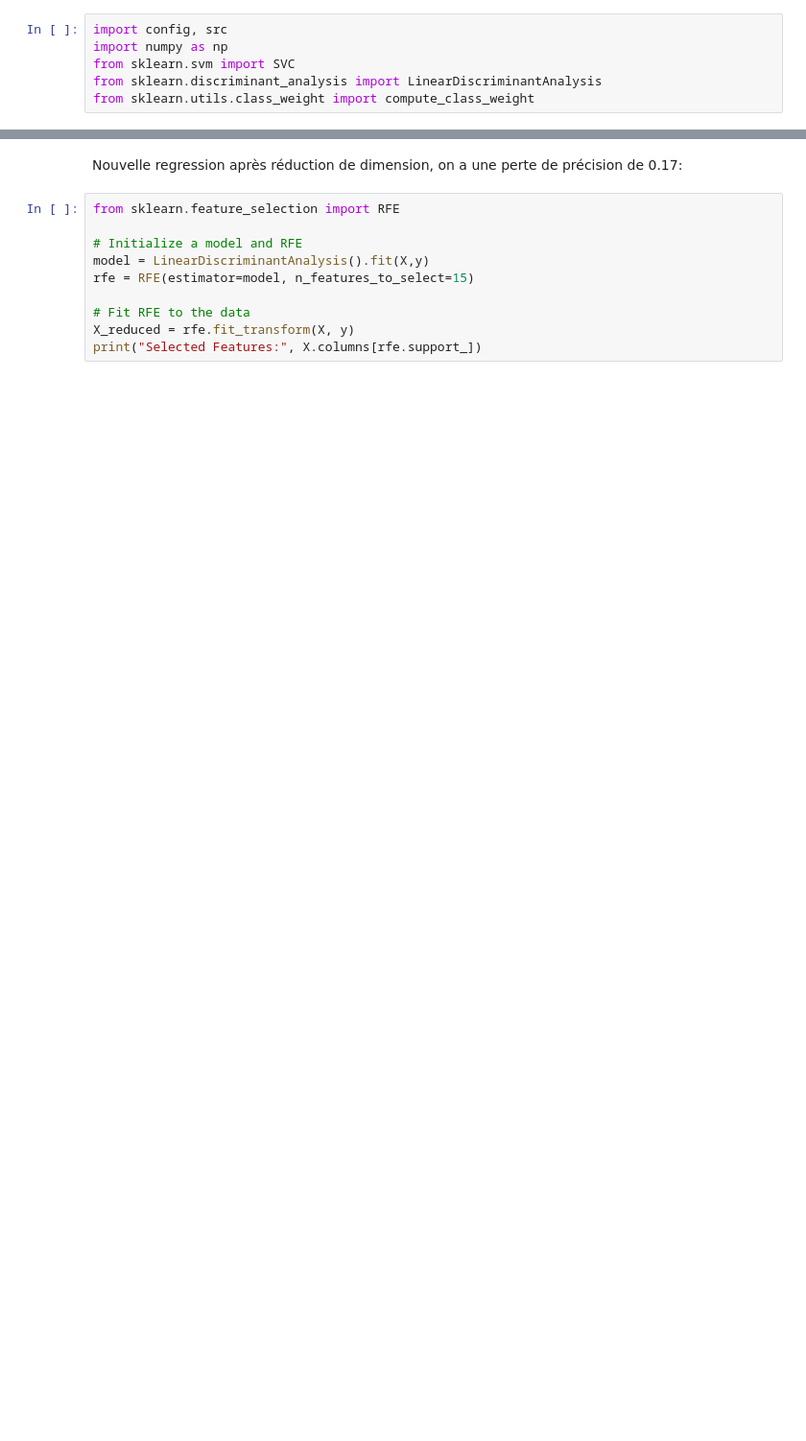
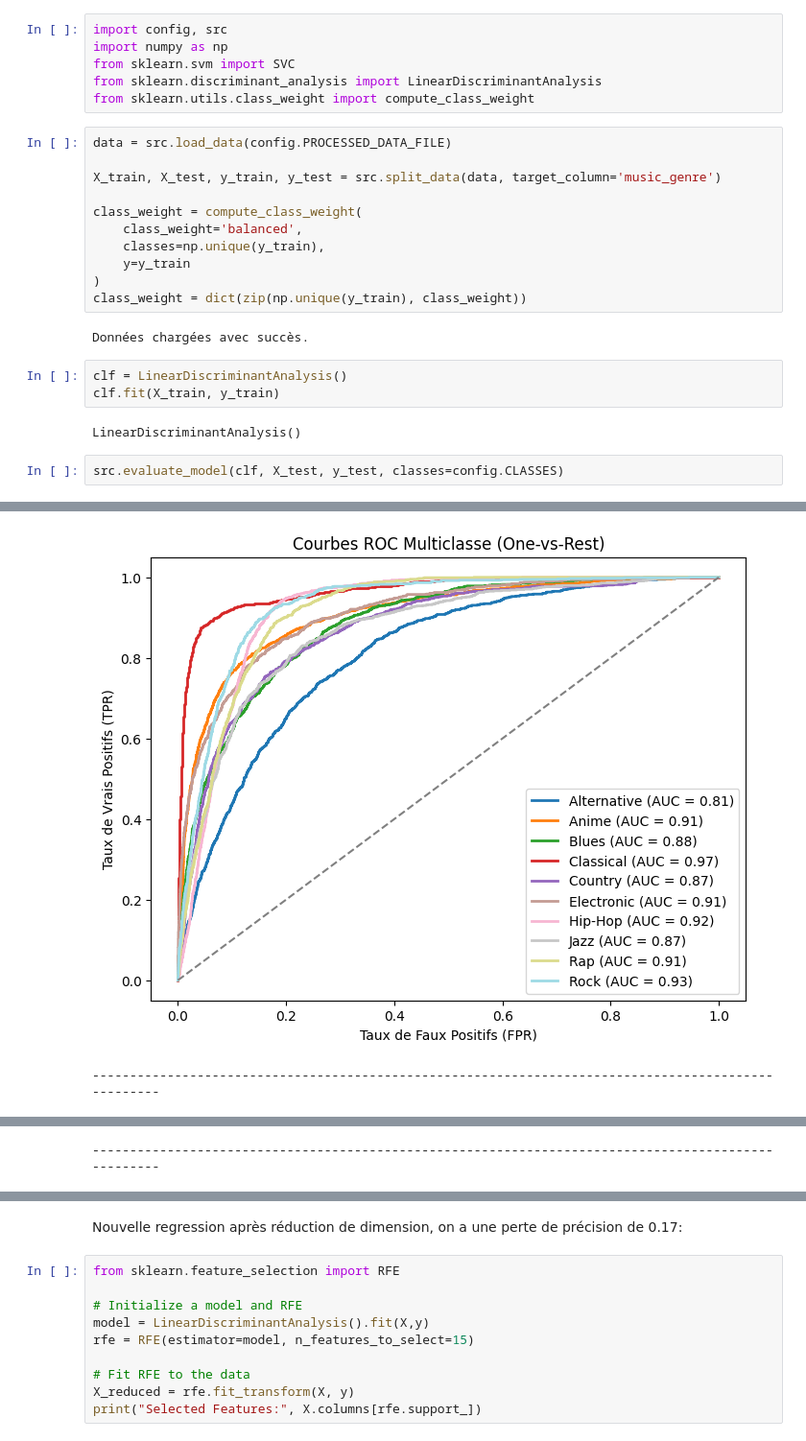
Before and after one commit to lcscaio77/music-genre-prediction, a Jupyter notebook: notebooks/04_train_lda.ipynb, the cells around one changed output, grey strips where cells are left out. Shown at 96% size. Drawn from its saved outputs; the diff is of its cells as text; blank space fills up the shorter version.

Commit message:
Model LDA et logistique faite

```diff
--- a/notebooks/04_train_lda.ipynb
+++ b/notebooks/04_train_lda.ipynb
@@ -4,3 +4,24 @@ import numpy as np
 from sklearn.svm import SVC
 from sklearn.discriminant_analysis import LinearDiscriminantAnalysis
 from sklearn.utils.class_weight import compute_class_weight
+# %%
+data = src.load_data(config.PROCESSED_DATA_FILE)
+
+X_train, X_test, y_train, y_test = src.split_data(data, target_column='music_genre')
+
+class_weight = compute_class_weight(
+    class_weight='balanced',
+    classes=np.unique(y_train),
+    y=y_train
+)
+class_weight = dict(zip(np.unique(y_train), class_weight))
+# %% [output]
+Données chargées avec succès.
+# %%
+clf = LinearDiscriminantAnalysis()
+clf.fit(X_train, y_train)
+# %% [output]
+LinearDiscriminantAnalysis()
+# %%
+src.evaluate_model(clf, X_test, y_test, classes=config.CLASSES)
+# %% [output]
@@ -6,0 +45,2 @@ from sklearn.utils.class_weight import compute_class_weight
+[figure, added]
+----------------------------------------------------------------------------------------------------
@@ -7,3 +48,4 @@ from sklearn.utils.class_weight import compute_class_weight
+----------------------------------------------------------------------------------------------------
 # %%
 data = src.load_data(config.PROCESSED_DATA_COMBINED_RAP_HIPHOP_FILE)
 
```
Also changed, not shown: parts of 5 cells of this notebook, 2 other files.
